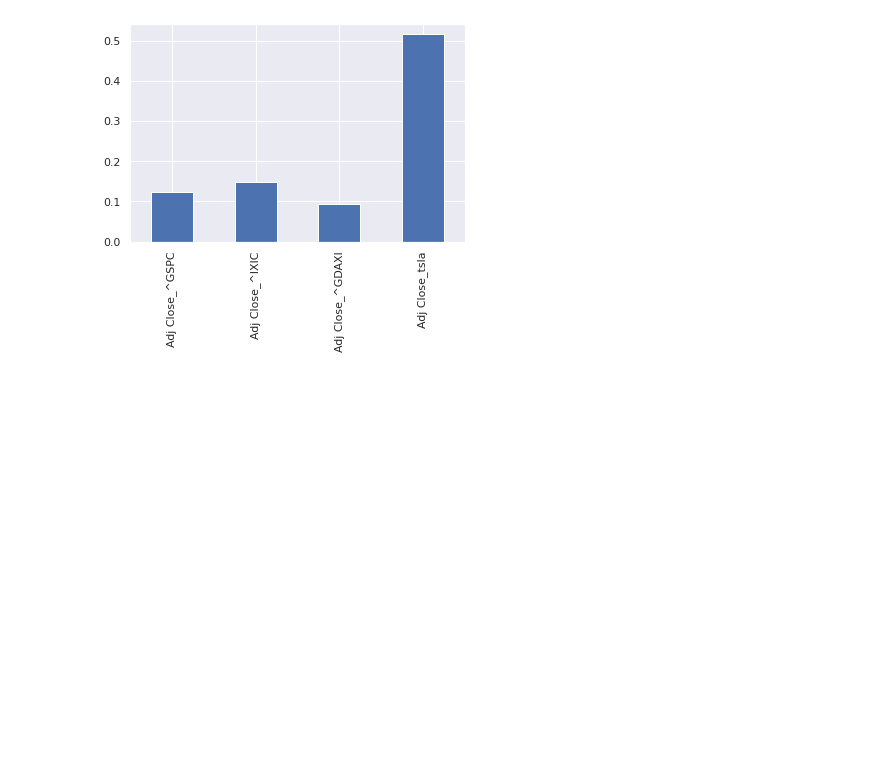
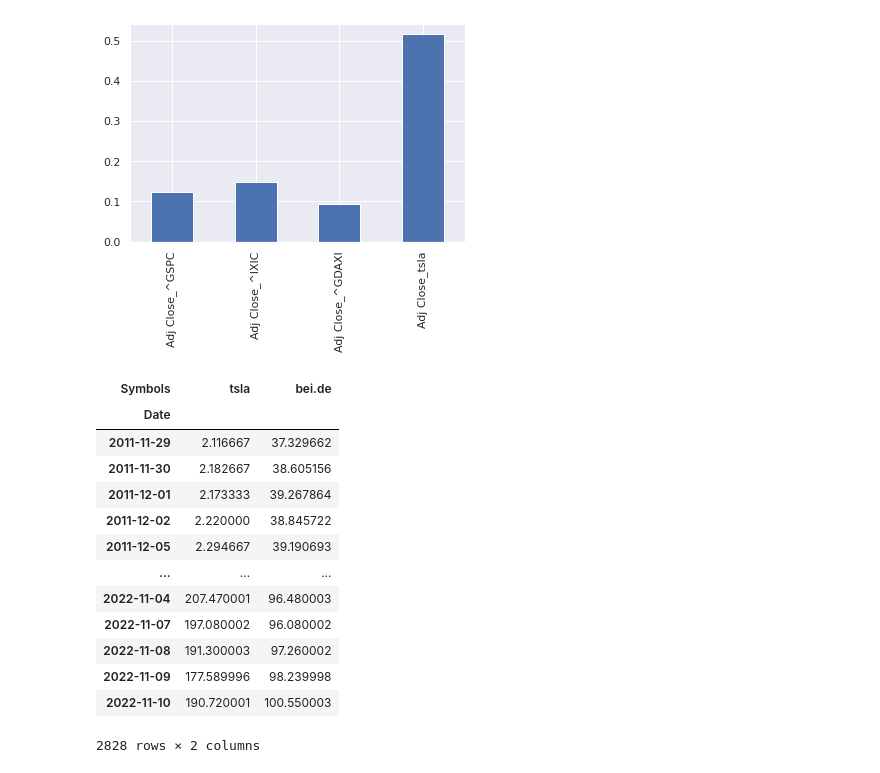
Before and after one commit to bhavinmoriya/Python-for-Financial-Analysis-and-Algorithmic-Trading, a Jupyter notebook: stock-index-analysis.ipynb, the cells around one changed output. Drawn from its saved outputs; the diff is of its cells as text; code cells hidden in the pictures; blank space fills up the shorter version.

```diff
--- a/stock-index-analysis.ipynb
+++ b/stock-index-analysis.ipynb
@@ -109,3 +109,28 @@ annual_ret.plot.bar()
 # %% [output]
 <AxesSubplot:>
 [figure]
+# %%
+# COmpare beiersdorf share with tesla
+
+df = web.get_data_yahoo('tsla bei.de'.split(), start=start)
+df = df.loc[:,'Adj Close']
+df
+# new_col = []
+# for c in df.columns:
+#     new_col.append('_'.join(c))
+# df
+# %% [output]
+| Symbols | tsla | bei.de |
+| Date |  |  |
+| 2011-11-29 | 2.116667 | 37.329662 |
+| 2011-11-30 | 2.182667 | 38.605156 |
+| 2011-12-01 | 2.173333 | 39.267864 |
+| 2011-12-02 | 2.220000 | 38.845722 |
+| 2011-12-05 | 2.294667 | 39.190693 |
+| ... | ... | ... |
+| 2022-11-04 | 207.470001 | 96.480003 |
+| 2022-11-07 | 197.080002 | 96.080002 |
+| 2022-11-08 | 191.300003 | 97.260002 |
+| 2022-11-09 | 177.589996 | 98.239998 |
+| 2022-11-10 | 190.720001 | 100.550003 |
+2828 rows × 2 columns
```
Also changed, not shown: parts of 5 cells of this notebook.
